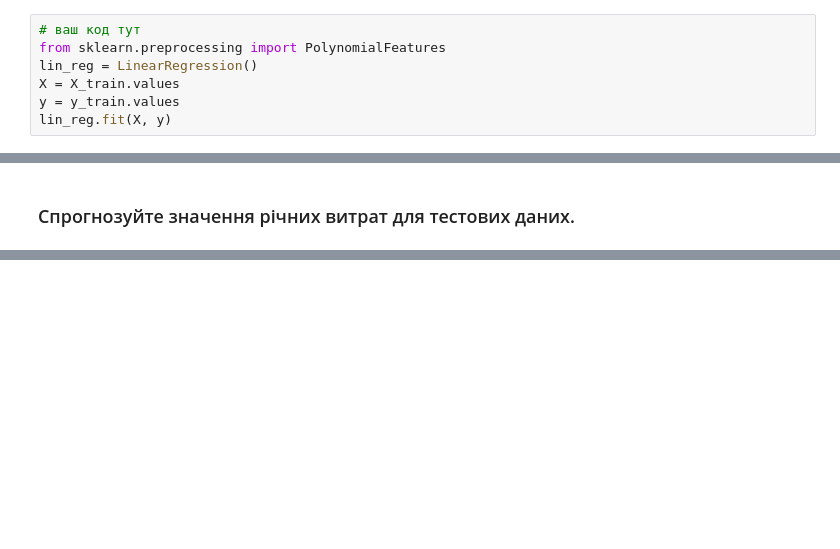
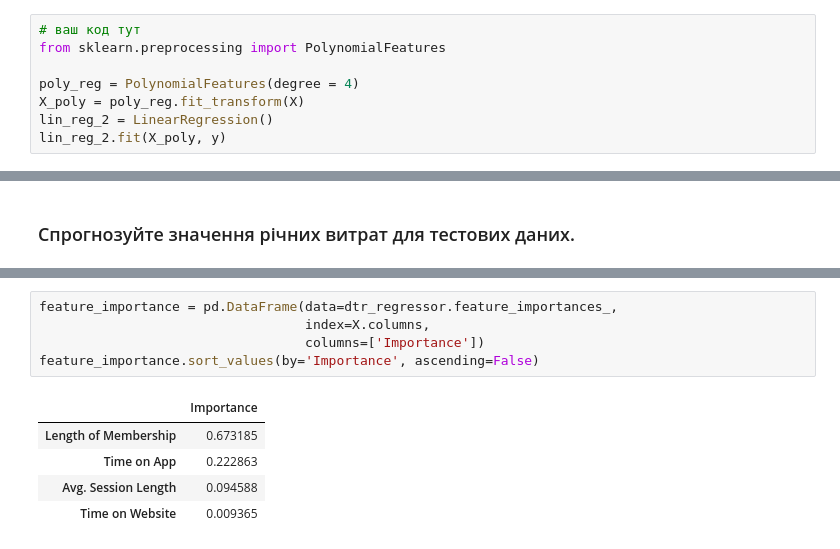
Before and after one commit to 4gn5t/DataInstrumentsPY, a Jupyter notebook: Lab7_Classification_Regression/Lab7.ipynb, the cells around one changed output, grey strips where cells are left out. Saved outputs shown, nothing was run; the diff lists cells and outputs as text; blank space fills up the shorter version.

```diff
--- a/Lab7_Classification_Regression/Lab7.ipynb
+++ b/Lab7_Classification_Regression/Lab7.ipynb
@@ -828,10 +843,11 @@ df
 # %%
 # ваш код тут
 from sklearn.preprocessing import PolynomialFeatures
-lin_reg = LinearRegression()
-X = X_train.values
-y = y_train.values
-lin_reg.fit(X, y)
+
+poly_reg = PolynomialFeatures(degree = 4)
+X_poly = poly_reg.fit_transform(X)
+lin_reg_2 = LinearRegression()
+lin_reg_2.fit(X_poly, y)
 # %% [output]
 LinearRegression()
 # %% [markdown]
@@ -891,0 +987,11 @@ DecisionTreeRegressor(random_state=101)
+# %%
+feature_importance = pd.DataFrame(data=dtr_regressor.feature_importances_,
+                                  index=X.columns,
+                                  columns=['Importance'])
+feature_importance.sort_values(by='Importance', ascending=False)
+# %% [output]
+|  | Importance |
+| Length of Membership | 0.673185 |
+| Time on App | 0.222863 |
+| Avg. Session Length | 0.094588 |
+| Time on Website | 0.009365 |
```
Also changed, not shown: parts of 14 cells of this notebook.
